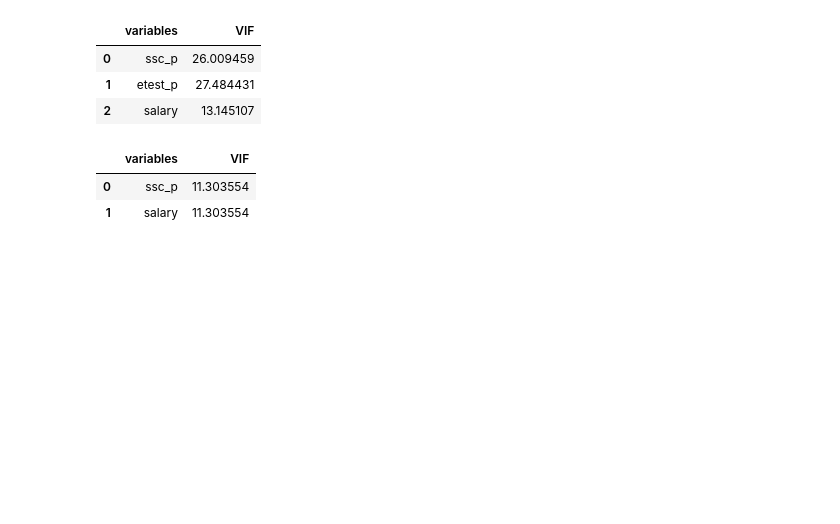
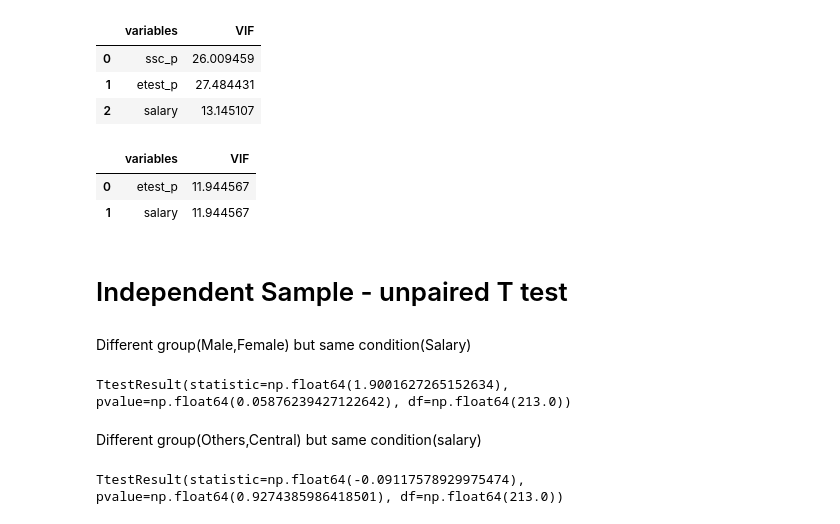
Before and after one commit to rajicoding/Data_Science, a Jupyter notebook: Week 6_Bivariate Analysis/Bivariate.ipynb, the cells around one changed output. Drawn from its saved outputs; the diff is of its cells as text; code cells hidden in the pictures; blank space fills up the shorter version.

```diff
--- a/Week 6_Bivariate Analysis/Bivariate.ipynb
+++ b/Week 6_Bivariate Analysis/Bivariate.ipynb
@@ -176,8 +176,30 @@ calc_vif(dataset[["ssc_p","etest_p","salary"]])
 | 1 | etest_p | 27.484431 |
 | 2 | salary | 13.145107 |
 # %%
-calc_vif(dataset[["etest","salary"]])
+calc_vif(dataset[["etest_p","salary"]])
 # %% [output]
 |  | variables | VIF |
-| 0 | ssc_p | 11.303554 |
-| 1 | salary | 11.303554 |
+| 0 | etest_p | 11.944567 |
+| 1 | salary | 11.944567 |
+# %% [markdown]
+# Independent Sample - unpaired T test
+# %% [markdown]
+Different group(Male,Female) but same condition(Salary)
+# %%
+from scipy.stats import ttest_ind
+dataset=dataset.dropna()
+male = dataset[dataset["gender"]=="M"]["salary"]
+female = dataset[dataset["gender"]=="F"]["salary"]
+ttest_ind(male,female)
+# %% [output]
+TtestResult(statistic=np.float64(1.9001627265152634), pvalue=np.float64(0.05876239427122642), df=np.float64(213.0))
+# %% [markdown]
+Different group(Others,Central) but same condition(salary)
+# %%
+from scipy.stats import ttest_ind
+dataset=dataset.dropna()
+Others=dataset[dataset["hsc_b"]=="Others"]["salary"]
+Central=dataset[dataset["hsc_b"]=="Central"]["salary"]
+ttest_ind(Others,Central)
+# %% [output]
+TtestResult(statistic=np.float64(-0.09117578929975474), pvalue=np.float64(0.9274385986418501), df=np.float64(213.0))
```
Also changed, not shown: parts of 11 cells of this notebook, 1 other file.
